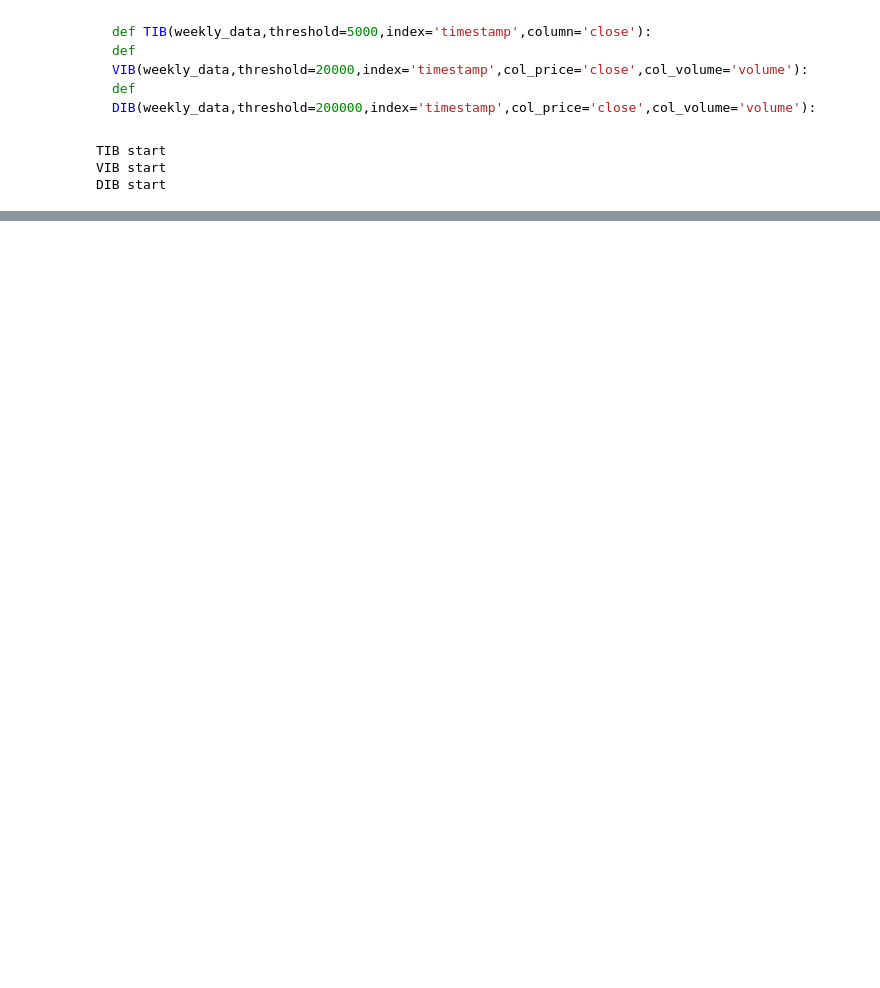
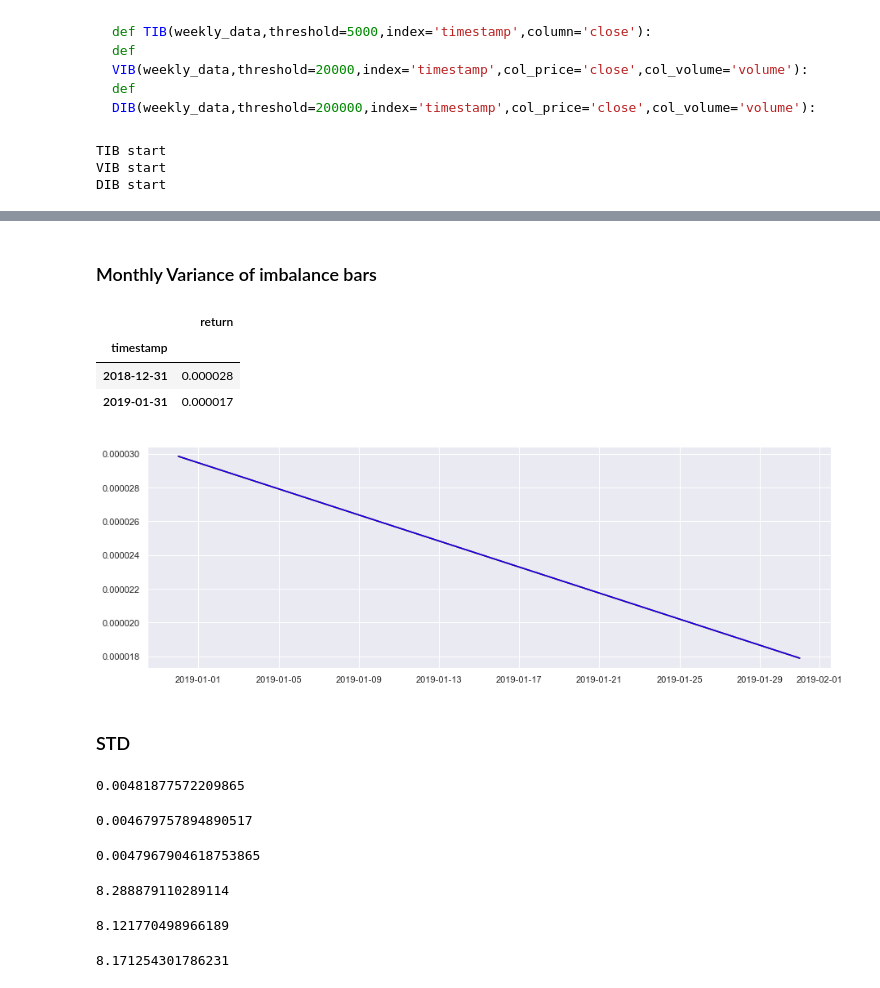
Before and after one commit to kooBH/FinanceServer, a Jupyter notebook: DE_PRADO/ch_v2.ipynb, the cells around one changed output, grey strips where cells are left out. Drawn from its saved outputs; the diff is of its cells as text; code cells hidden in the pictures; blank space fills up the shorter version.

```diff
--- a/DE_PRADO/ch_v2.ipynb
+++ b/DE_PRADO/ch_v2.ipynb
@@ -136,0 +165,41 @@ plt.show()
+# %% [markdown]
+### Monthly Variance of imbalance bars
+# %%
+logic_month = {
+    'return'  : 'var'
+    }
+tick_month = tick.resample ('M' ).apply(logic_month)
+volume_month = volume.resample ('M' ).apply(logic_month)
+dollar_month = dollar.resample ('M' ).apply(logic_month)
+
+fig, ax1 = plt.subplots()
+plt.plot(tick_month.index, tick_month['return'],color='green')
+plt.plot(volume_month.index, tick_month['return'],color='red')
+plt.plot(dollar_month.index, tick_month['return'],color='blue')
+fig.set_figwidth(15)
+fig.set_figheight(5)
+plt.show()
+# %% [output]
+|  | return |
+| timestamp |  |
+| 2018-12-31 | 0.000028 |
+| 2019-01-31 | 0.000017 |
+[figure, added]
+# %% [markdown]
+### STD
+# %%
+display(np.std(tick['return']))
+display(np.std(volume['return']))
+display(np.std(dollar['return']))
+# %% [output]
+0.00481877572209865
+0.004679757894890517
+0.0047967904618753865
+# %%
+display(np.std(tick['close']))
+display(np.std(volume['close']))
+display(np.std(dollar['close']))
+# %% [output]
+8.288879110289114
+8.121770498966189
+8.171254301786231
```
Also changed, not shown: parts of 18 cells of this notebook, 6 other files.
